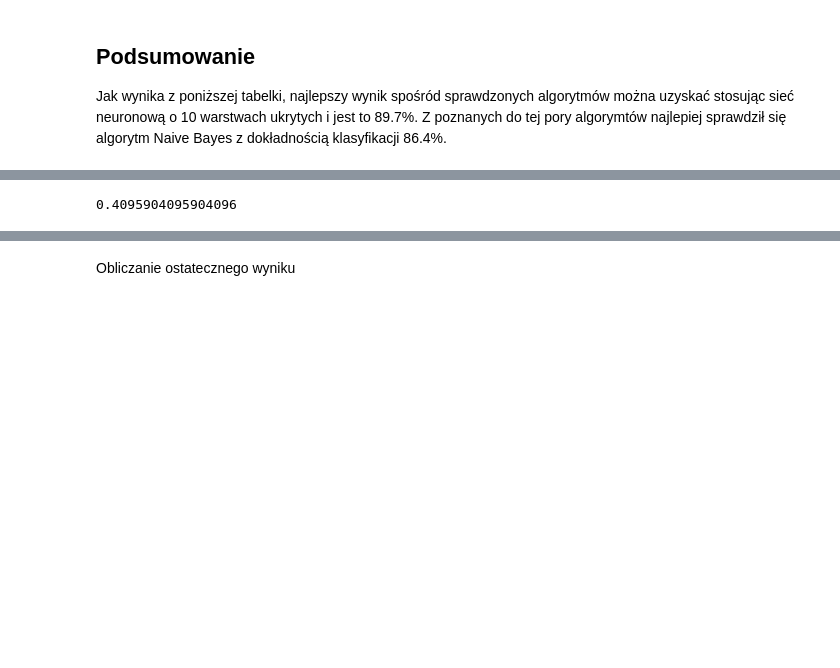
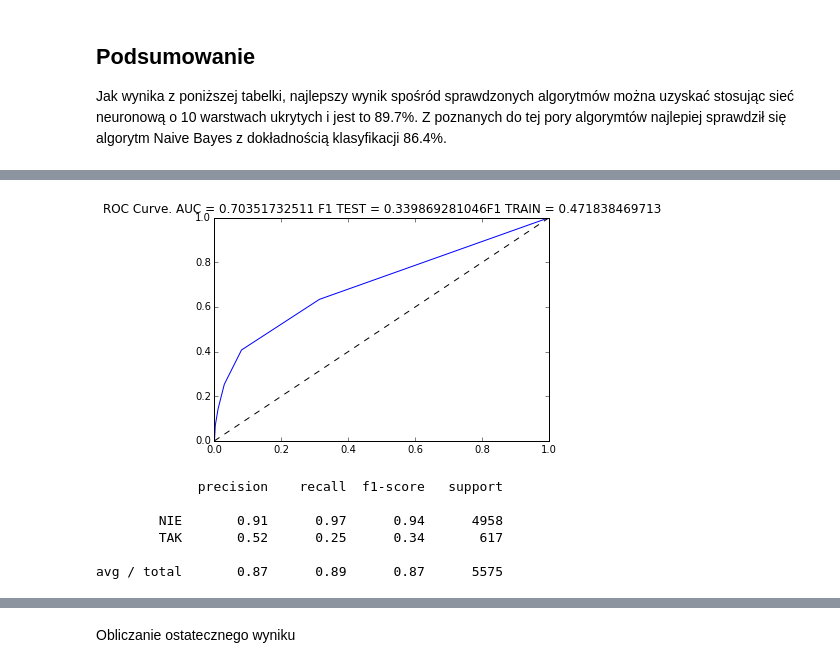
Before and after one commit to bdfhjk/SUS, a Jupyter notebook: zadanie2/zadanie2.ipynb, the cells around one changed output, grey strips where cells are left out. Cells and saved outputs as stored; diff of their text form; code cells hidden in the pictures; blank space fills up the shorter version.

```diff
--- a/zadanie2/zadanie2.ipynb
+++ b/zadanie2/zadanie2.ipynb
@@ -180,9 +262,0 @@ results = results.append({'Klasyfikator':'Drzewo decyzyjne',
-# %%
-lr = linear_model.LogisticRegression()
-parameters = {'penalty':('l1', 'l2'), 'C':[0.00001, 0.00005, 0.0001, 0.0005, 0.001]}
-
-clf = grid_search.GridSearchCV(lr, parameters, n_jobs=-1, scoring='f1')
-clf.fit(train_X, train_Y)
-score = clf.score(test_X, test_Y)
-results = results.append({'Klasyfikator':'Regresja logistyczna',
-                          'Wynik':score, 'Parametry':str(clf.best_params_)}, ignore_index=True)
@@ -219,8 +303,13 @@ results
 # %%
 knc = KNeighborsClassifier(weights='uniform', algorithm='brute')
 knc.fit(train_X, train_Y)
-test_P = knc.predict(test_X)
-f1_score(test_Y, test_P)
+score_classifier(knc)
 # %% [output]
+[figure, added]
-0.4095904095904096
+             precision    recall  f1-score   support
+
+        NIE       0.91      0.97      0.94      4958
+        TAK       0.52      0.25      0.34       617
+
+avg / total       0.87      0.89      0.87      5575
 # %%
```
Also changed, not shown: parts of 25 cells of this notebook.
